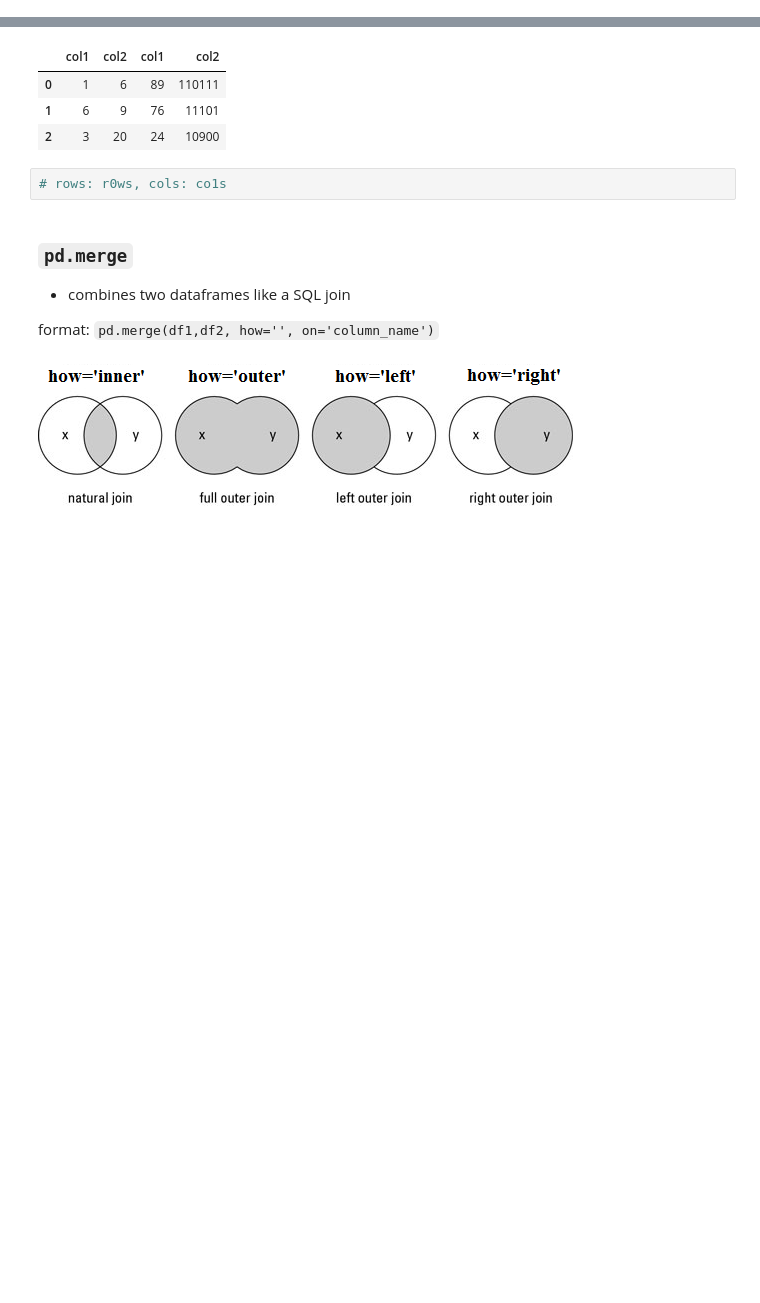
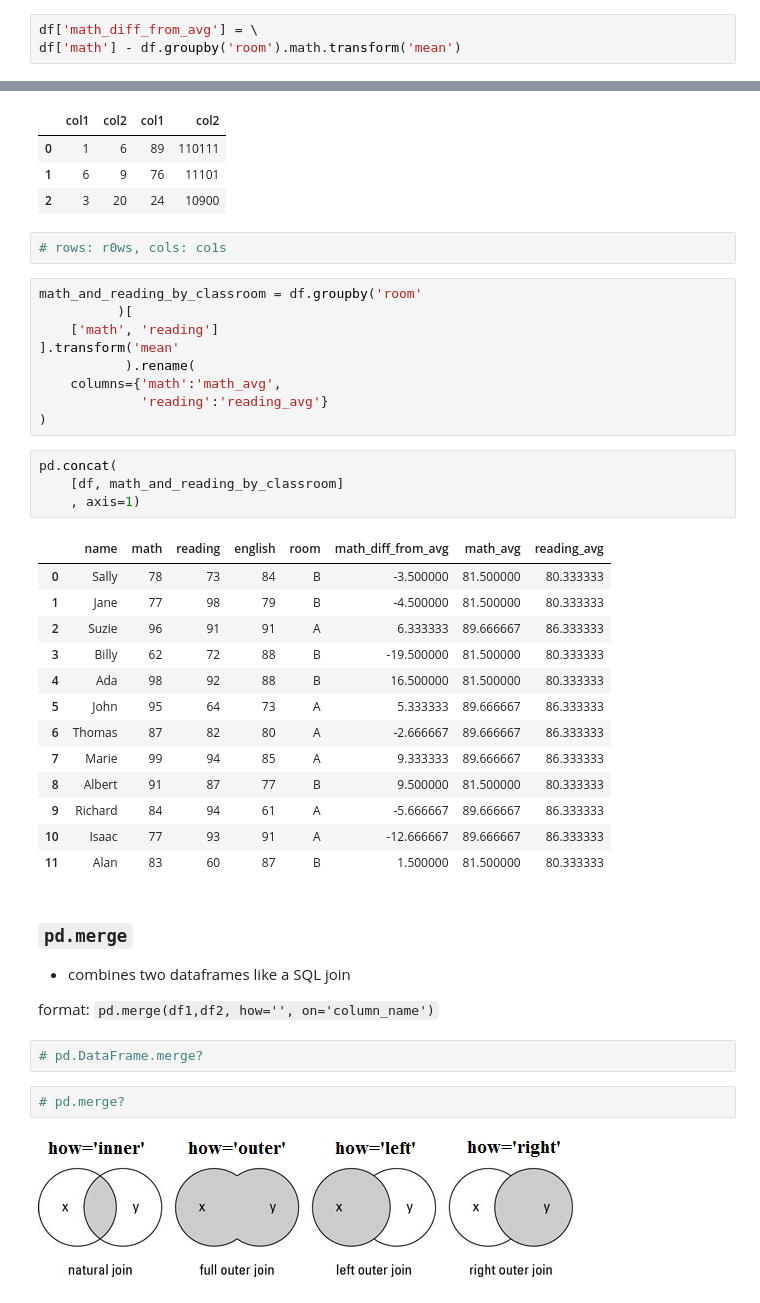
Before and after one commit to CodeupClassroom/robinson-data-science-libraries, a Jupyter notebook: advanced_df2_lesson.ipynb, the cells around one changed output, grey strips where cells are left out. Saved outputs shown, nothing was run; the diff lists cells and outputs as text; blank space fills up the shorter version.

Commit message:
add merge content to advanced df 2

```diff
--- a/advanced_df2_lesson.ipynb
+++ b/advanced_df2_lesson.ipynb
@@ -535,0 +610,3 @@ df.groupby('room')[['reading','english']].agg(
+# %%
+df['math_diff_from_avg'] = \
+df['math'] - df.groupby('room').math.transform('mean')
@@ -600,12 +703,43 @@ pd.concat([df1,df2], axis=1)
 | 2 | 3 | 20 | 24 | 10900 |
 # %%
 # rows: r0ws, cols: co1s
+# %%
+math_and_reading_by_classroom = df.groupby('room'
+          )[
+    ['math', 'reading']
+].transform('mean'
+           ).rename(
+    columns={'math':'math_avg',
+             'reading':'reading_avg'}
+)
+# %%
+pd.concat(
+    [df, math_and_reading_by_classroom]
+    , axis=1)
+# %% [output]
+|  | name | math | reading | english | room | math_diff_from_avg | math_avg | reading_avg |
+| 0 | Sally | 78 | 73 | 84 | B | -3.500000 | 81.500000 | 80.333333 |
+| 1 | Jane | 77 | 98 | 79 | B | -4.500000 | 81.500000 | 80.333333 |
+| 2 | Suzie | 96 | 91 | 91 | A | 6.333333 | 89.666667 | 86.333333 |
+| 3 | Billy | 62 | 72 | 88 | B | -19.500000 | 81.500000 | 80.333333 |
+| 4 | Ada | 98 | 92 | 88 | B | 16.500000 | 81.500000 | 80.333333 |
+| 5 | John | 95 | 64 | 73 | A | 5.333333 | 89.666667 | 86.333333 |
+| 6 | Thomas | 87 | 82 | 80 | A | -2.666667 | 89.666667 | 86.333333 |
+| 7 | Marie | 99 | 94 | 85 | A | 9.333333 | 89.666667 | 86.333333 |
+| 8 | Albert | 91 | 87 | 77 | B | 9.500000 | 81.500000 | 80.333333 |
+| 9 | Richard | 84 | 94 | 61 | A | -5.666667 | 89.666667 | 86.333333 |
+| 10 | Isaac | 77 | 93 | 91 | A | -12.666667 | 89.666667 | 86.333333 |
+| 11 | Alan | 83 | 60 | 87 | B | 1.500000 | 81.500000 | 80.333333 |
 # %% [markdown]
 ### `pd.merge`
 
 - combines two dataframes like a SQL join
 
 format: `pd.merge(df1,df2, how='', on='column_name')`
+# %%
+# pd.DataFrame.merge?
+# %%
+# pd.merge?
 # %% [markdown]
 ![image.png](attachment:image.png)
 # %%
```
Also changed, not shown: parts of 15 cells of this notebook.
